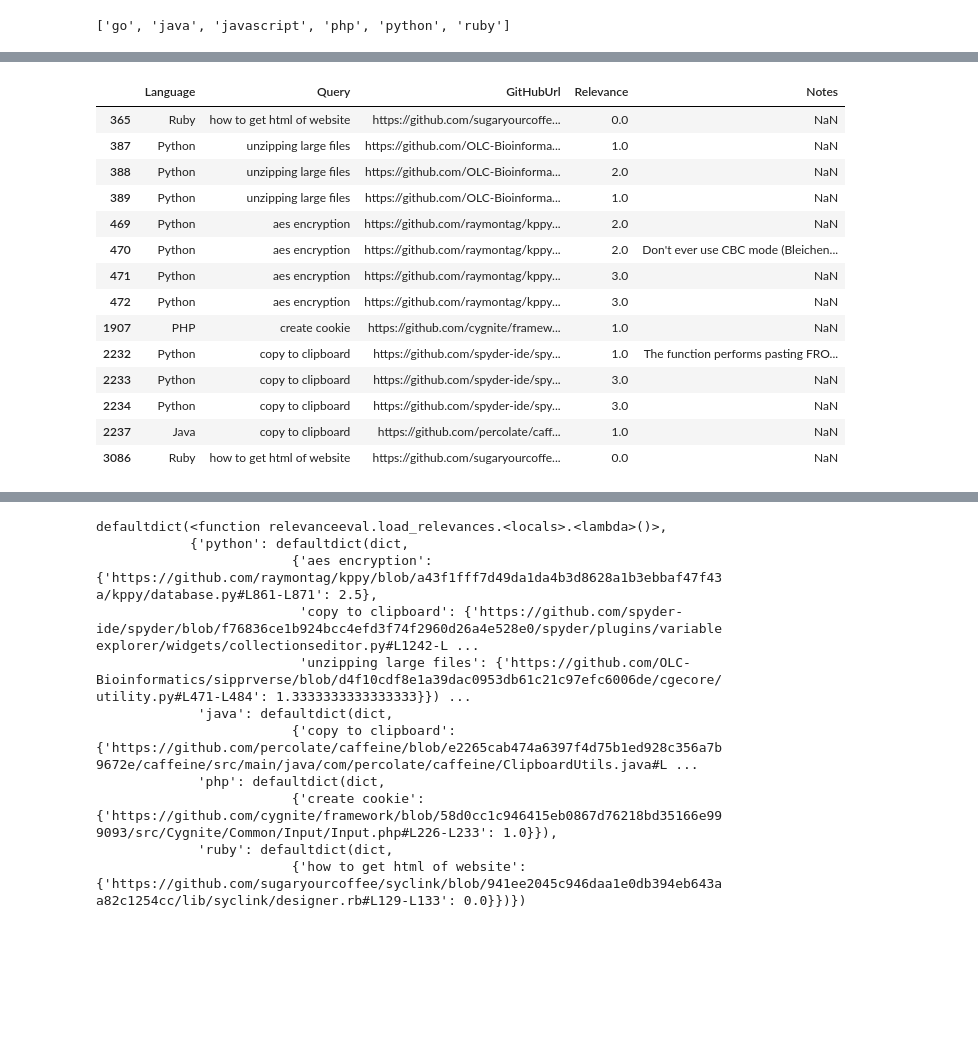
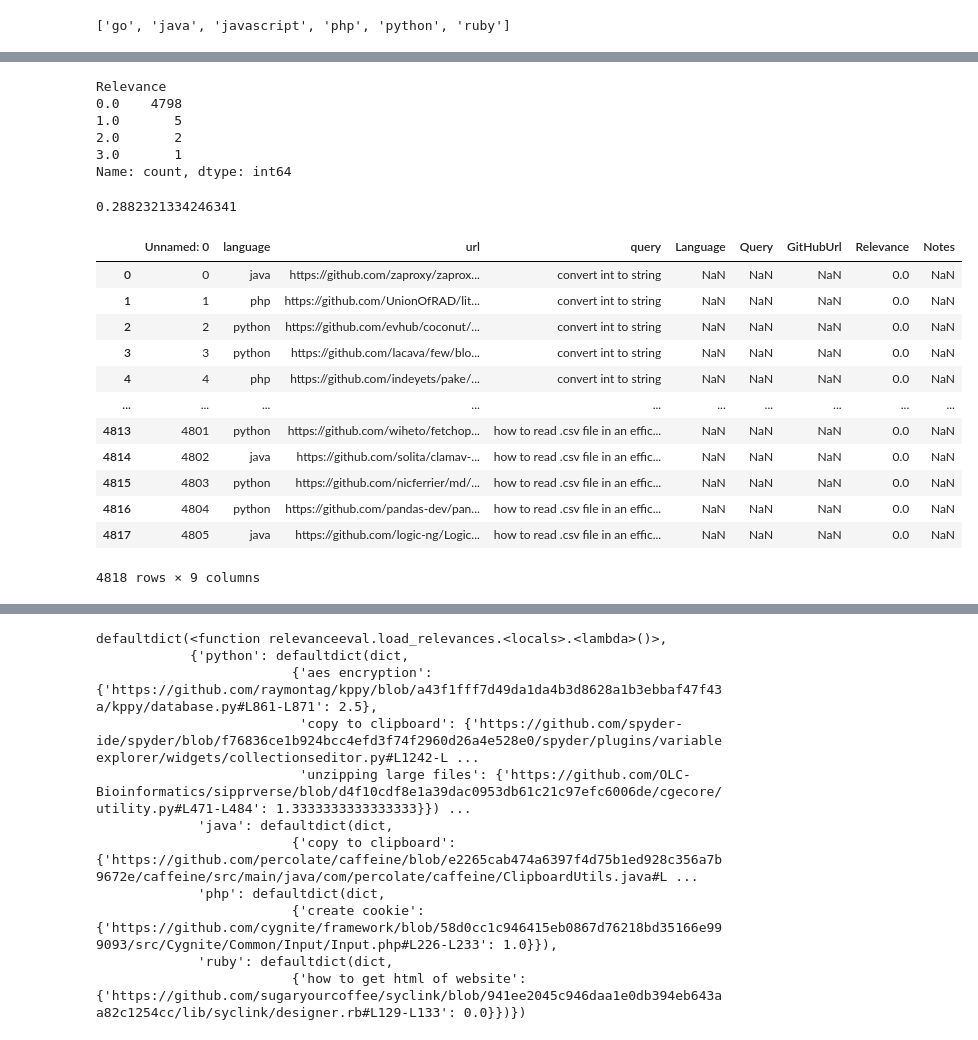
Before and after one commit to whu769/DSC180Q1Project, a Jupyter notebook: generate_results.ipynb, the cells around one changed output, grey strips where cells are left out. Drawn from its saved outputs; the diff is of its cells as text; code cells hidden in the pictures; blank space fills up the shorter version.

Commit message:
Huge changes, new annotatedDataset_Unique to get rid of repeats, made new NDCG, fixed MANY MANY ISSUES, added a bunch of functions to searchmodel, lots of testing, bigram support added

```diff
--- a/generate_results.ipynb
+++ b/generate_results.ipynb
@@ -92,7 +110,7 @@ for language in languages_predicted:
 #Newer working area
 # %%
 annotationStore = pd.read_csv("./Dataset/Testing/annotationStore.csv")
-b_50k = pd.read_csv("./csv_output/baseline_50k.csv")
+b_50k = pd.read_csv("./csv_output/baseline_50k_2.csv")
 # %%
 # b_50k
 sum(pd.merge(b_50k, annotationStore, how="left", left_on="url", right_on="GitHubUrl")["GitHubUrl"].isnull() == False)
@@ -102,0 +155,2 @@ sum(pd.merge(b_50k, annotationStore, how="left", left_on="url", right_on="GitHub
+# %%
+annotationStore = pd.read_csv("./Dataset/Testing/annotationStore_UNIQUE.csv")
@@ -102,0 +173,14 @@ sum(pd.merge(b_50k, annotationStore, how="left", left_on="url", right_on="GitHub
+# %%
+res_annot_merged = pd.merge(b_50k, annotationStore, how="left", left_on="url", right_on="GitHubUrl")
+ans_in_res_DF = res_annot_merged[res_annot_merged["GitHubUrl"].isnull() == False]
+# %%
+res_annot_merged["Relevance"].fillna(0, inplace=True)#[res_annot_merged["url"].isnull() == False]
+# %%
+res_annot_merged["Relevance"].value_counts()
+# %% [output]
+Relevance
+0.0    4798
+1.0       5
+2.0       2
+3.0       1
+Name: count, dtype: int64
@@ -103,3 +189,40 @@ sum(pd.merge(b_50k, annotationStore, how="left", left_on="url", right_on="GitHub
+# %%
+ndcgs = []
+for qwa in queries_with_annotations:
+    df_query = res_annot_merged[res_annot_merged["query"] == qwa]
+    # print(len(df_query))
+    # print(df_query["Relevance"].to_list())
+    rel_lst = df_query["Relevance"].to_list()
+
+    dcg = 0
+    for i, val in enumerate(rel_lst):
+        dcg += (val) / (np.log2(i + 2))
+
+    # print(dcg)
+    idcg = 0
+    for i, val in enumerate(sorted(rel_lst, reverse=True)):
+        idcg += (val) / (np.log2(i + 2))
+    # print(idcg)
+    ndcgs.append(dcg / idcg)
+print(np.mean(ndcgs))
+# %% [output]
+0.2882321334246341
+# %%
+res_annot_merged
+# %% [output]
+|  | Unnamed: 0 | language | url | query | Language | Query | GitHubUrl | Relevance | Notes |
+| 0 | 0 | java | https://github.com/zaproxy/zaprox... | convert int to string | NaN | NaN | NaN | 0.0 | NaN |
+| 1 | 1 | php | https://github.com/UnionOfRAD/lit... | convert int to string | NaN | NaN | NaN | 0.0 | NaN |
+| 2 | 2 | python | https://github.com/evhub/coconut/... | convert int to string | NaN | NaN | NaN | 0.0 | NaN |
+| 3 | 3 | python | https://github.com/lacava/few/blo... | convert int to string | NaN | NaN | NaN | 0.0 | NaN |
+| 4 | 4 | php | https://github.com/indeyets/pake/... | convert int to string | NaN | NaN | NaN | 0.0 | NaN |
+| ... | ... | ... | ... | ... | ... | ... | ... | ... | ... |
+| 4813 | 4801 | python | https://github.com/wiheto/fetchop... | how to read .csv file in an effic... | NaN | NaN | NaN | 0.0 | NaN |
+| 4814 | 4802 | java | https://github.com/solita/clamav-... | how to read .csv file in an effic... | NaN | NaN | NaN | 0.0 | NaN |
+| 4815 | 4803 | python | https://github.com/nicferrier/md/... | how to read .csv file in an effic... | NaN | NaN | NaN | 0.0 | NaN |
+| 4816 | 4804 | python | https://github.com/pandas-dev/pan... | how to read .csv file in an effic... | NaN | NaN | NaN | 0.0 | NaN |
+| 4817 | 4805 | java | https://github.com/logic-ng/Logic... | how to read .csv file in an effic... | NaN | NaN | NaN | 0.0 | NaN |
+4818 rows × 9 columns
 # %%
 res_annot_merged = pd.merge(b_50k, annotationStore, how="left", left_on="url", right_on="GitHubUrl")
 
@@ -108,18 +229,0 @@ ans_in_res_DF.to_csv("./csv_output/rel_score_combined.csv")
-# %%
-ans_in_res_DF
-# %% [output]
-|  | Language | Query | GitHubUrl | Relevance | Notes |
-| 365 | Ruby | how to get html of website | https://github.com/sugaryourcoffe... | 0.0 | NaN |
-| 387 | Python | unzipping large files | https://github.com/OLC-Bioinforma... | 1.0 | NaN |
-| 388 | Python | unzipping large files | https://github.com/OLC-Bioinforma... | 2.0 | NaN |
-| 389 | Python | unzipping large files | https://github.com/OLC-Bioinforma... | 1.0 | NaN |
-| 469 | Python | aes encryption | https://github.com/raymontag/kppy... | 2.0 | NaN |
-| 470 | Python | aes encryption | https://github.com/raymontag/kppy... | 2.0 | Don't ever use CBC mode (Bleichen... |
-| 471 | Python | aes encryption | https://github.com/raymontag/kppy... | 3.0 | NaN |
-| 472 | Python | aes encryption | https://github.com/raymontag/kppy... | 3.0 | NaN |
-| 1907 | PHP | create cookie | https://github.com/cygnite/framew... | 1.0 | NaN |
-| 2232 | Python | copy to clipboard | https://github.com/spyder-ide/spy... | 1.0 | The function performs pasting FRO... |
-| 2233 | Python | copy to clipboard | https://github.com/spyder-ide/spy... | 3.0 | NaN |
-| 2234 | Python | copy to clipboard | https://github.com/spyder-ide/spy... | 3.0 | NaN |
-| 2237 | Java | copy to clipboard | https://github.com/percolate/caff... | 1.0 | NaN |
-| 3086 | Ruby | how to get html of website | https://github.com/sugaryourcoffe... | 0.0 | NaN |
```
Also changed, not shown: parts of 13 cells of this notebook, 18 other files.
